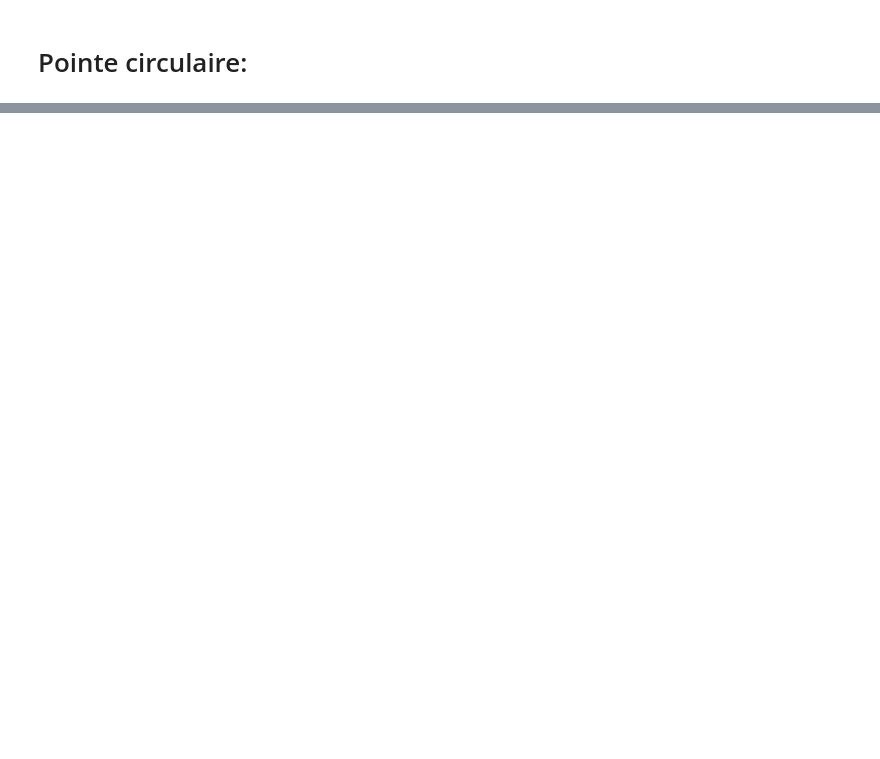
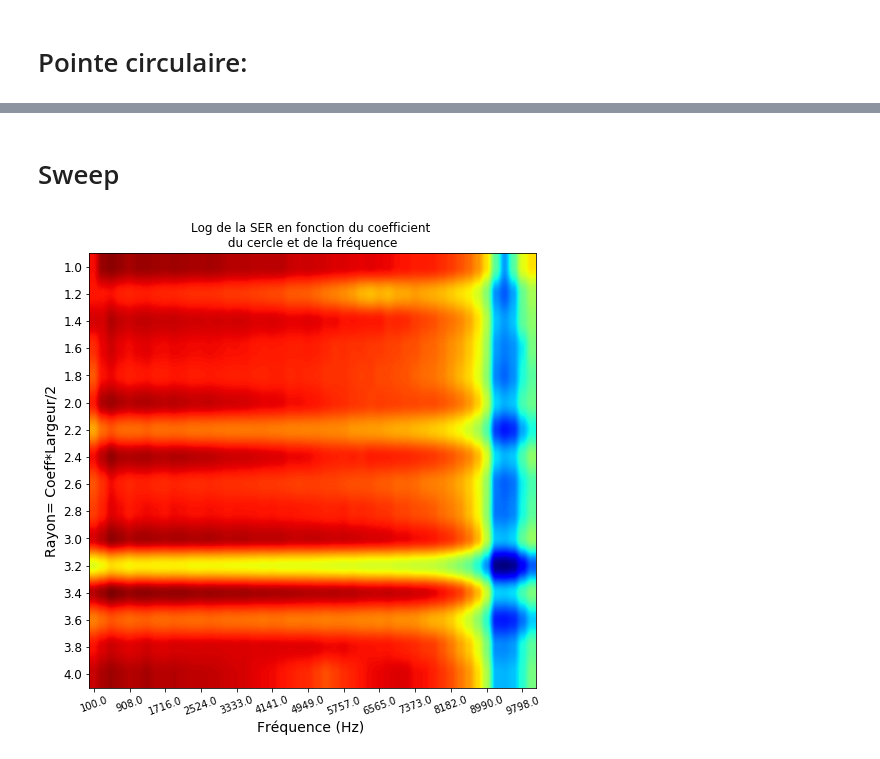
Before and after one commit to pierreluc-plt/ProjetSimulation, a Jupyter notebook: Figure_Resultats.ipynb, the cells around one changed output, grey strips where cells are left out. Saved outputs shown, nothing was run; the diff lists cells and outputs as text; code cells hidden in the pictures; blank space fills up the shorter version.

```diff
--- a/Figure_Resultats.ipynb
+++ b/Figure_Resultats.ipynb
@@ -182,0 +181,23 @@ plt.show()
+# %% [markdown]
+# Sweep
+# %%
+coeff_arr=np.linspace(1.0, 4.0,16)
+omega_arr=2*np.pi*np.linspace(100,10000,50)
+
+
+Results=np.load("Resultats/Matrices_Champ/SER/SERV2/Sweep_Cercle1a4.npy")
+plt.figure(figsize=(8,8))
+
+plt.imshow(np.log10(np.array(Results)), cmap="jet",interpolation="hanning",aspect="auto")
+
+plt.xticks(np.arange(0,omega_arr.shape[0],4),np.round(omega_arr[::4]/2/np.pi,),rotation=20)
+plt.xlabel("Fréquence (Hz) ",fontsize=14)
+
+plt.yticks(np.arange(coeff_arr.shape[0]),np.round(coeff_arr,1),fontsize=12)
+plt.ylabel("Rayon= Coeff*Largeur/2", fontsize=14)
+
+plt.title("Log de la SER en fonction du coefficient \n du cercle et de la fréquence ", fontsize=12)
+
+plt.show()
+# %% [output]
+[figure, added]
```
Also changed, not shown: parts of 8 cells of this notebook, 1 other file.
